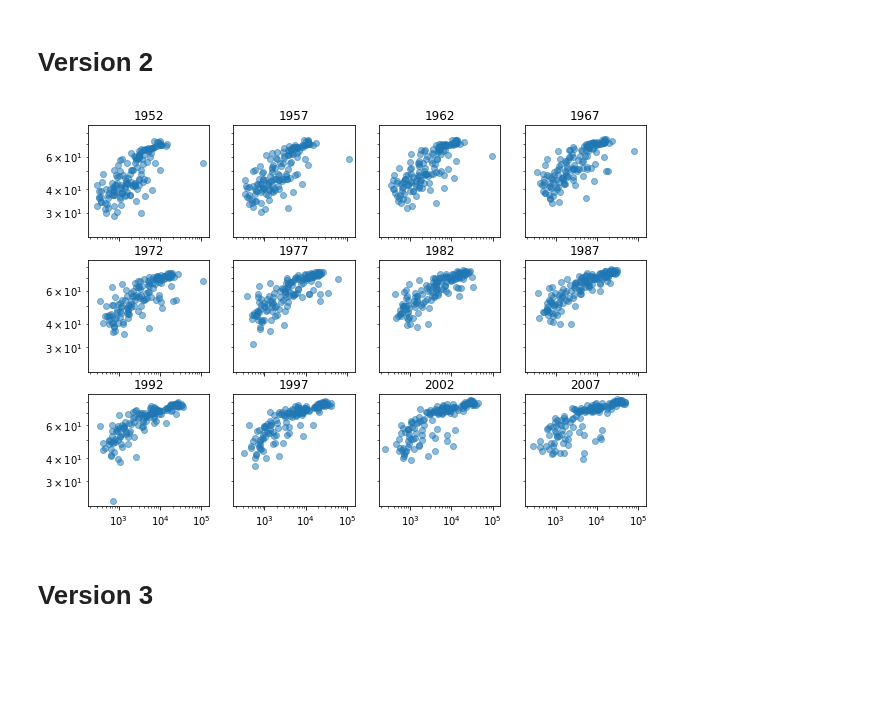
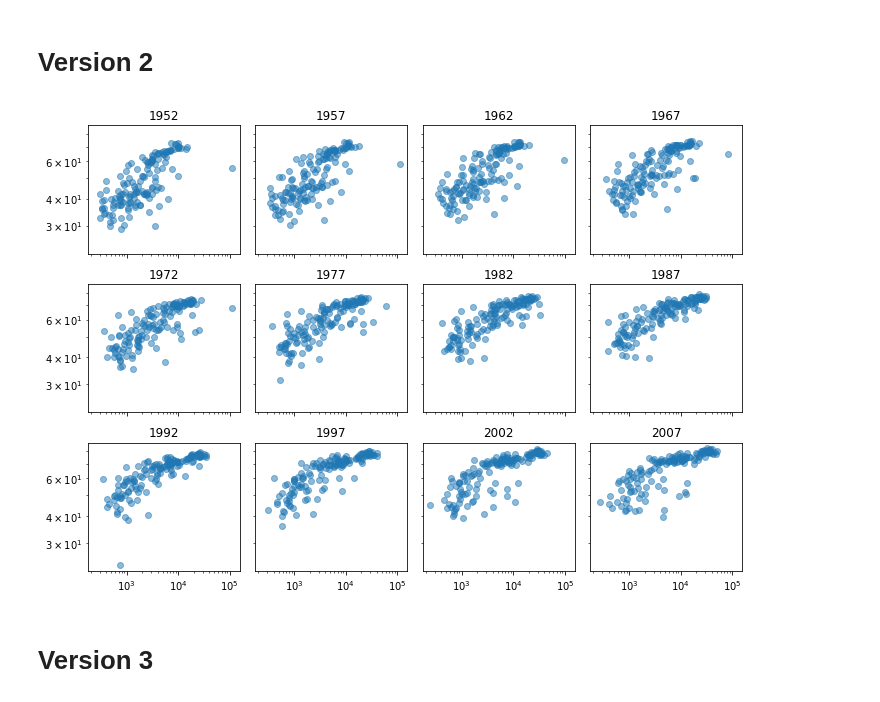
Before and after one commit to PhilChodrow/PIC16A, a Jupyter notebook: live_lectures/live-lecture-19.ipynb, the cells around one changed output. Drawn from its saved outputs; the diff is of its cells as text; code cells hidden in the pictures; blank space fills up the shorter version.

```diff
--- a/live_lectures/live-lecture-19.ipynb
+++ b/live_lectures/live-lecture-19.ipynb
@@ -68,24 +66,26 @@ ax.loglog()
 # %% [markdown]
 # Version 2
 # %%
-years = gapminder["year"].unique() # len(years) = 12
+years = gapminder["year"].unique()
 
 fig, ax = plt.subplots(3, 4, figsize = (10, 7), sharex = True, sharey = True)
 
 for k in range(len(years)):
     year_data = gapminder[gapminder["year"] == years[k]]
 
     row = k // 4
     col = k  % 4
 
-    ax[row, col].scatter(year_data["gdpPercap"],
-                         year_data["lifeExp"],
+    ax[row, col].scatter(year_data['gdpPercap'],
+                         year_data['lifeExp'],
                          alpha = 0.5)
 
     ax[row, col].loglog()
     ax[row, col].set(title = years[k])
+
+plt.tight_layout()
 # %% [output]
-[figure, old version]
+[figure, new version]
 # %% [markdown]
 # Version 3
 # %%
```
Also changed, not shown: parts of 5 cells of this notebook.
